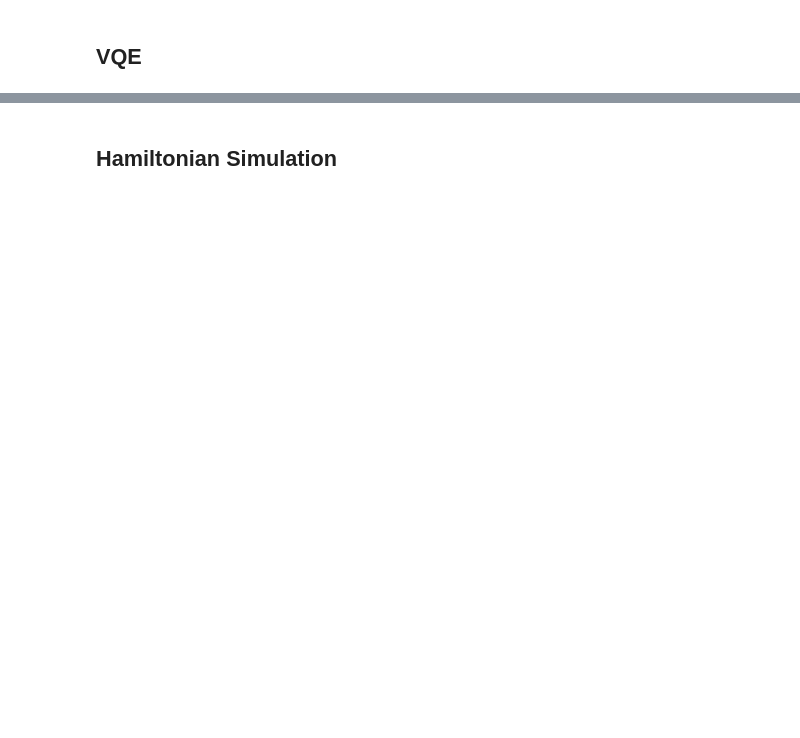
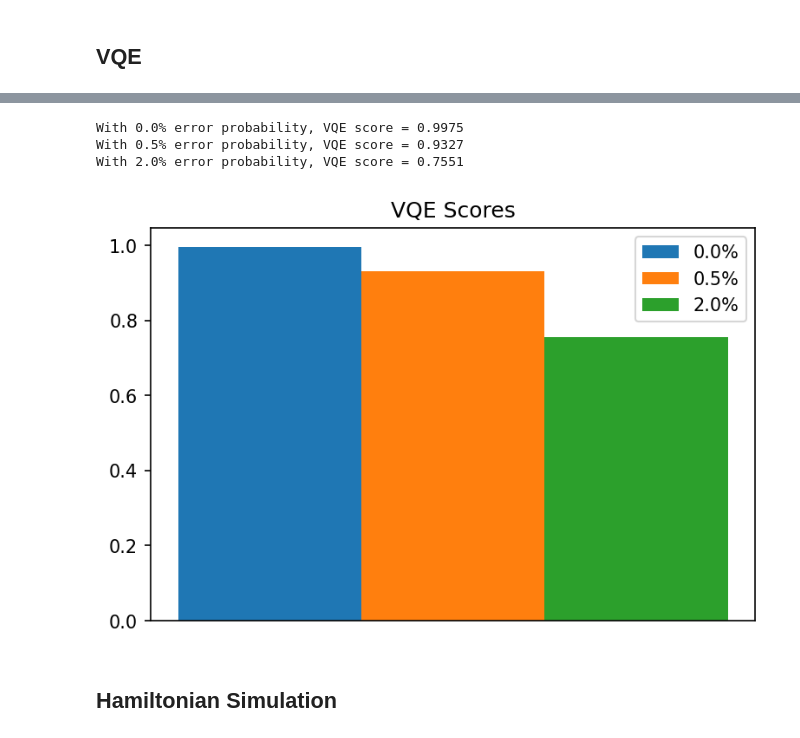
Before and after one commit to 00mjk/superMarq-1, a Jupyter notebook: HPCA_Artifact.ipynb, the cells around one changed output, grey strips where cells are left out. Cells and saved outputs as stored; diff of their text form; code cells hidden in the pictures; blank space fills up the shorter version.

```diff
--- a/HPCA_Artifact.ipynb
+++ b/HPCA_Artifact.ipynb
@@ -131,0 +310,10 @@ ax.get_xaxis().set_visible(False)
+# %%
+# Create the benchmark object and circuit
+num_qubits = 3
+num_layers = 2
+vqe = supermarq.vqe_proxy.VQEProxy(num_qubits, num_layers)
+vqe_circuit = vqe.circuit()
+print('Z basis circuit:')
+print(vqe_circuit[0])
+print('\nX basis circuit:')
+print(vqe_circuit[1])
@@ -132,2 +333,30 @@ ax.get_xaxis().set_visible(False)
+# %%
+# Perform noisy simulation and evaluate the benchmark score function
+vqe_scores = []
+for error_prob in [0.0, 0.005, 0.02]:
+    z_counts = noisy_simulation(vqe_circuit[0], p=error_prob)
+    x_counts = noisy_simulation(vqe_circuit[1], p=error_prob)
+    score = vqe.score([z_counts, x_counts])
+    vqe_scores.append((error_prob, score))
+    print(f'With {error_prob*100:.1f}% error probability, VQE score = {score:.4f}')
+# %% [output]
+With 0.0% error probability, VQE score = 0.9975
+With 0.5% error probability, VQE score = 0.9327
+With 2.0% error probability, VQE score = 0.7551
+# %%
+# Plot the results
+fig, ax = plt.subplots(dpi=150)
+width = 0.1
+
+for i, (error_prob, score) in enumerate(vqe_scores):
+
+    x = width * i
+    ax.bar(x, score, width=width, label=f'{error_prob * 100:.1f}%', align='edge')
+
+ax.legend()
+ax.set_title('VQE Scores')
+ax.get_xaxis().set_visible(False)
+# %% [output]
+[figure, added]
 # %% [markdown]
 ## Hamiltonian Simulation
```
Also changed, not shown: parts of 34 cells of this notebook, 2 other files.
